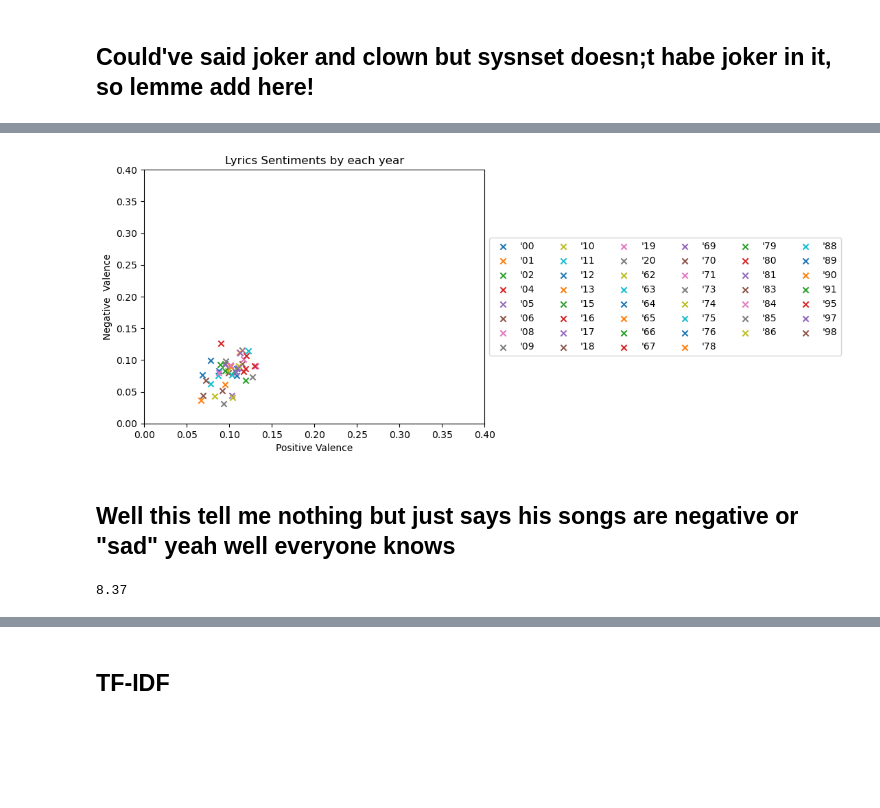
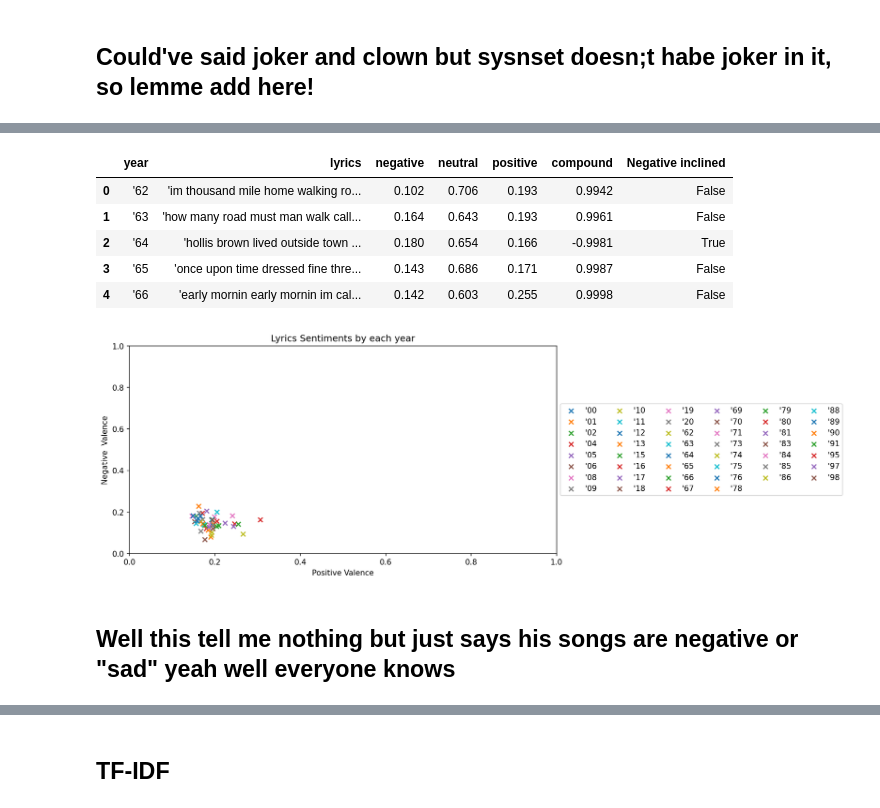
Before and after one commit to jatanjay/Song-and-Dance-Man-, a Jupyter notebook: SongandDanceMan.ipynb, the cells around one changed output, grey strips where cells are left out. Cells and saved outputs as stored; diff of their text form; code cells hidden in the pictures; blank space fills up the shorter version.

```diff
--- a/SongandDanceMan.ipynb
+++ b/SongandDanceMan.ipynb
@@ -587,0 +586,4 @@ plt.rcParams.update(plt.rcParamsDefault)
+# %%
+for_sa = by_years[["year","lyrics"]]
+# %%
+sentiment_by_years = for_sa.copy()
@@ -588,6 +599,6 @@ plt.rcParams.update(plt.rcParamsDefault)
 # %%
-for i in sentiment_by_years['ly']:
-    scores = sid.polarity_scores(' '.join(i))
+for i in sentiment_by_years['lyrics']:
+    scores = sid.polarity_scores(i)
     negative.append(scores['neg'])
     neutral.append(scores['neu'])
     positive.append(scores['pos'])
@@ -597,3 +608,6 @@ sentiment_by_years['negative'] = negative
 sentiment_by_years['neutral'] = neutral
 sentiment_by_years['positive'] = positive
 sentiment_by_years['compound'] = compound
+sentiment_by_years['Negative inclined'] = np.where(sentiment_by_years['negative'] > sentiment_by_years['positive'], 'True', 'False')
+negatives = sentiment_by_years.loc[sentiment_by_years['Negative inclined'] == 'True']
+negative_years = [y for y in negatives['year']]
@@ -602,20 +614,25 @@ import random
+# %%
+sentiment_by_years.head()
+# %% [output]
+|  | year | lyrics | negative | neutral | positive | compound | Negative inclined |
+| 0 | '62 | 'im thousand mile home walking ro... | 0.102 | 0.706 | 0.193 | 0.9942 | False |
+| 1 | '63 | 'how many road must man walk call... | 0.164 | 0.643 | 0.193 | 0.9961 | False |
+| 2 | '64 | 'hollis brown lived outside town ... | 0.180 | 0.654 | 0.166 | -0.9981 | True |
+| 3 | '65 | 'once upon time dressed fine thre... | 0.143 | 0.686 | 0.171 | 0.9987 | False |
+| 4 | '66 | 'early mornin early mornin im cal... | 0.142 | 0.603 | 0.255 | 0.9998 | False |
 # %%
-for name, group in sentiment_by_years.groupby('y'):
-    plt.scatter(group['positive'],group['negative'],label=name, marker='x')
-
-plt.xlim([0.00,0.4])
-plt.ylim([0.00,0.4])
+def sctplt():
+    for name, group in sentiment_by_years.groupby('year'):
+        plt.scatter(group['positive'],group['negative'],label=name, marker='x')
+sctplt()
+plt.xlim([0.00,1])
+plt.ylim([0.00,1])
 plt.legend(loc='center left', bbox_to_anchor=(1, 0.5),ncol=6)
 plt.title("Lyrics Sentiments by each year")
 plt.xlabel('Positive Valence')
 plt.ylabel('Negative  Valence')
-
 plt.show()
 # %% [output]
-[figure, old version]
+[figure, new version]
 # %% [markdown]
 ## Well this tell me nothing but just says his songs are negative or "sad" yeah well everyone knows
-# %%
-round(random.random() * 10,2)
-# %% [output]
-8.37
```
Also changed, not shown: parts of 63 cells of this notebook.
